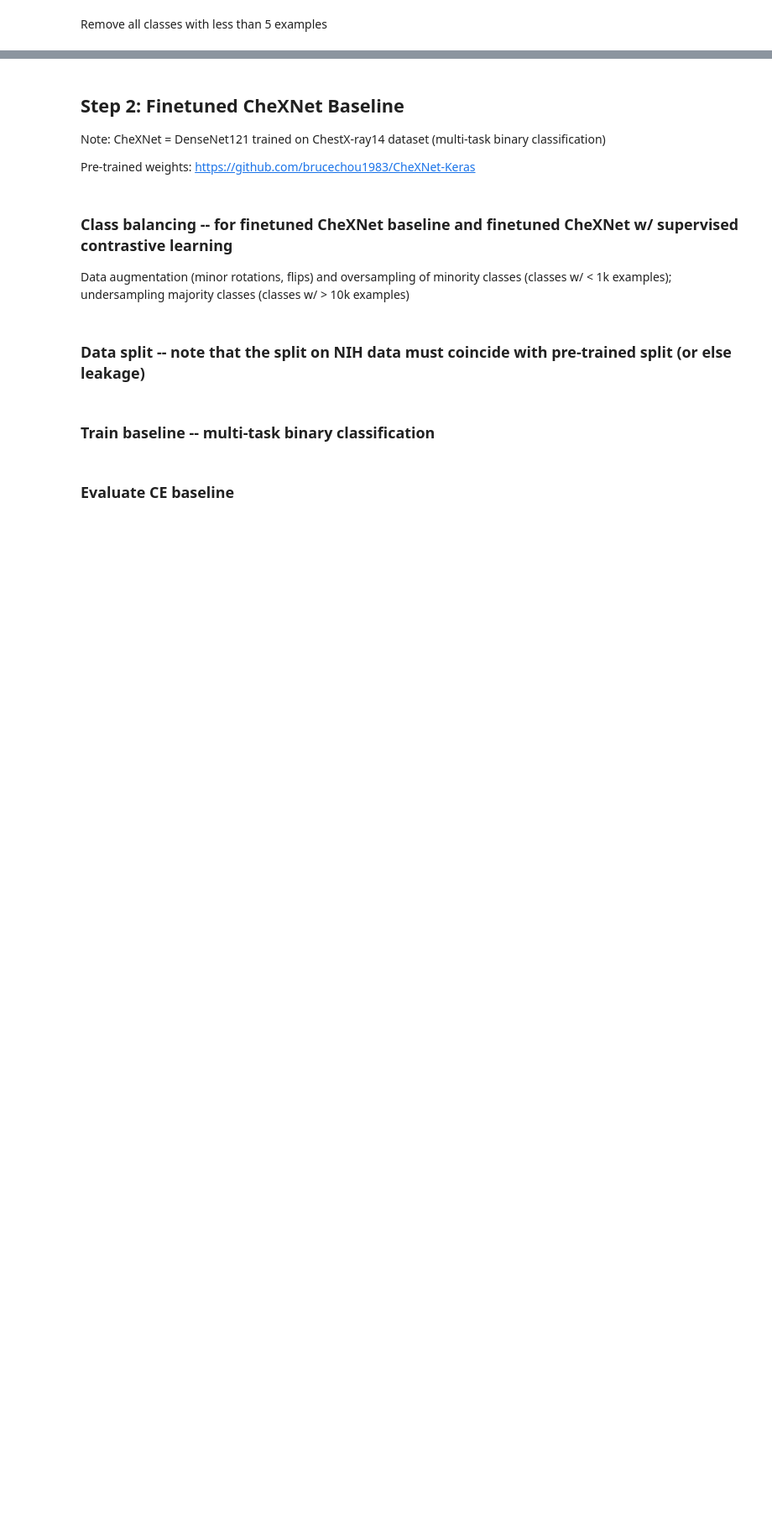
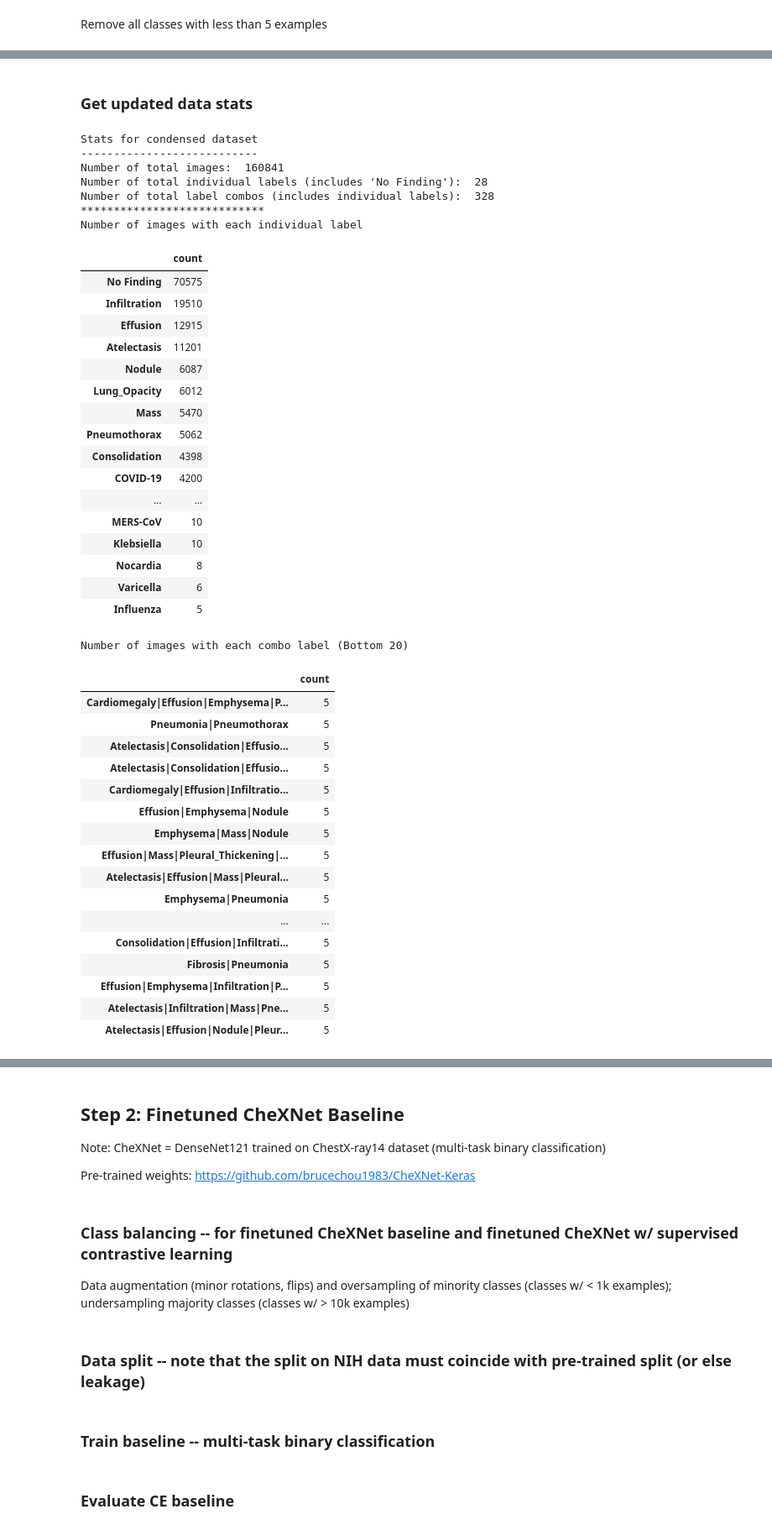
Before and after one commit to edwin-pan/MetaCheX, a Jupyter notebook: MetaCheX.ipynb, the cells around one changed output, grey strips where cells are left out. Shown at 84% size. Saved outputs shown, nothing was run; the diff lists cells and outputs as text; code cells hidden in the pictures; blank space fills up the shorter version.

```diff
--- a/MetaCheX.ipynb
+++ b/MetaCheX.ipynb
@@ -234,0 +259,49 @@ display(df_condensed.tail(10))
+# %% [markdown]
+### Get updated data stats
+# %%
+print("Stats for condensed dataset")
+print("---------------------------")
+unique_labels_dict = get_data_stats(df_condensed)
+# %% [output]
+Stats for condensed dataset
+---------------------------
+Number of total images:  160841
+Number of total individual labels (includes 'No Finding'):  28
+Number of total label combos (includes individual labels):  328
+****************************
+Number of images with each individual label
+|  | count |
+| No Finding | 70575 |
+| Infiltration | 19510 |
+| Effusion | 12915 |
+| Atelectasis | 11201 |
+| Nodule | 6087 |
+| Lung_Opacity | 6012 |
+| Mass | 5470 |
+| Pneumothorax | 5062 |
+| Consolidation | 4398 |
+| COVID-19 | 4200 |
+| ... | ... |
+| MERS-CoV | 10 |
+| Klebsiella | 10 |
+| Nocardia | 8 |
+| Varicella | 6 |
+| Influenza | 5 |
+Number of images with each combo label (Bottom 20)
+|  | count |
+| Cardiomegaly|Effusion|Emphysema|P... | 5 |
+| Pneumonia|Pneumothorax | 5 |
+| Atelectasis|Consolidation|Effusio... | 5 |
+| Atelectasis|Consolidation|Effusio... | 5 |
+| Cardiomegaly|Effusion|Infiltratio... | 5 |
+| Effusion|Emphysema|Nodule | 5 |
+| Emphysema|Mass|Nodule | 5 |
+| Effusion|Mass|Pleural_Thickening|... | 5 |
+| Atelectasis|Effusion|Mass|Pleural... | 5 |
+| Emphysema|Pneumonia | 5 |
+| ... | ... |
+| Consolidation|Effusion|Infiltrati... | 5 |
+| Fibrosis|Pneumonia | 5 |
+| Effusion|Emphysema|Infiltration|P... | 5 |
+| Atelectasis|Infiltration|Mass|Pne... | 5 |
+| Atelectasis|Effusion|Nodule|Pleur... | 5 |
```
Also changed, not shown: parts of 12 cells of this notebook, 6 other files.
